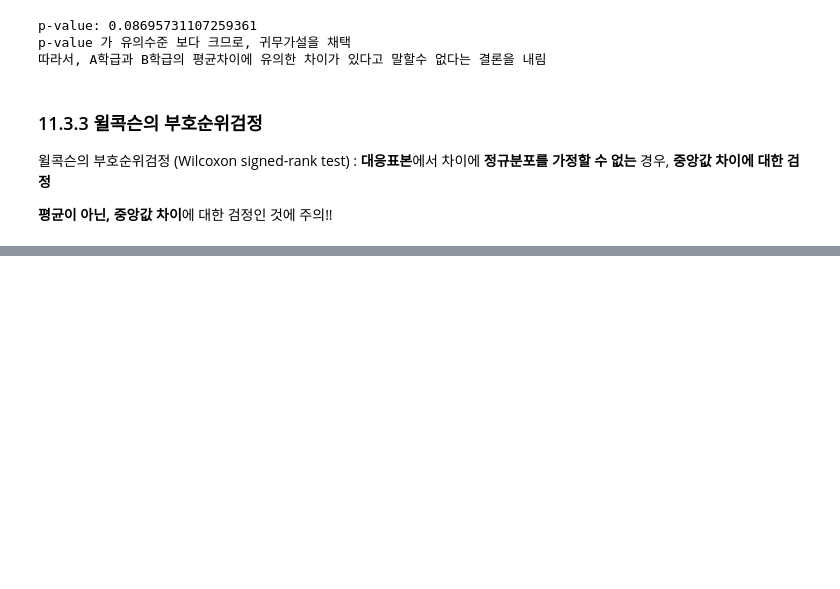
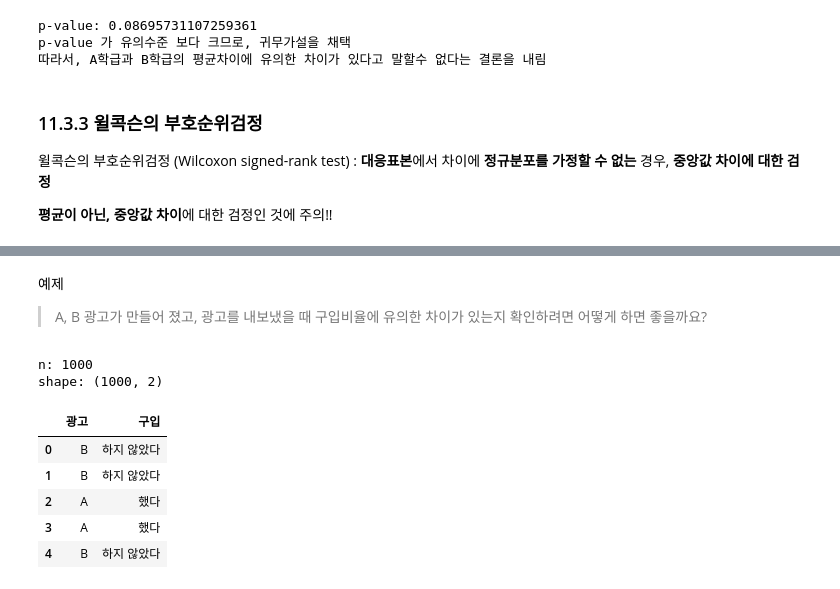
Before and after one commit to johyunkang/python_stat, a Jupyter notebook: chapter11.ipynb, the cells around one changed output, grey strips where cells are left out. Cells and saved outputs as stored; diff of their text form; code cells hidden in the pictures; blank space fills up the shorter version.

```diff
--- a/chapter11.ipynb
+++ b/chapter11.ipynb
@@ -371,0 +424,19 @@ p-value 가 유의수준 보다 크므로, 귀무가설을 채택
+# %% [markdown]
+예제
+
+> A, B 광고가 만들어 졌고, 광고를 내보냈을 때 구입비율에 유의한 차이가 있는지 확인하려면 어떻게 하면 좋을까요?
+# %%
+ad_df = pd.read_csv('/content/drive/MyDrive/Colab Notebooks/누구나파이썬통계분석/data/ch11_ad.csv')
+n = len(ad_df)
+print('n:', n)
+print('shape:', ad_df.shape)
+display(ad_df.head())
+# %% [output]
+n: 1000
+shape: (1000, 2)
+|  | 광고 | 구입 |
+| 0 | B | 하지 않았다 |
+| 1 | B | 하지 않았다 |
+| 2 | A | 했다 |
+| 3 | A | 했다 |
+| 4 | B | 하지 않았다 |
```
Also changed, not shown: parts of 18 cells of this notebook.
